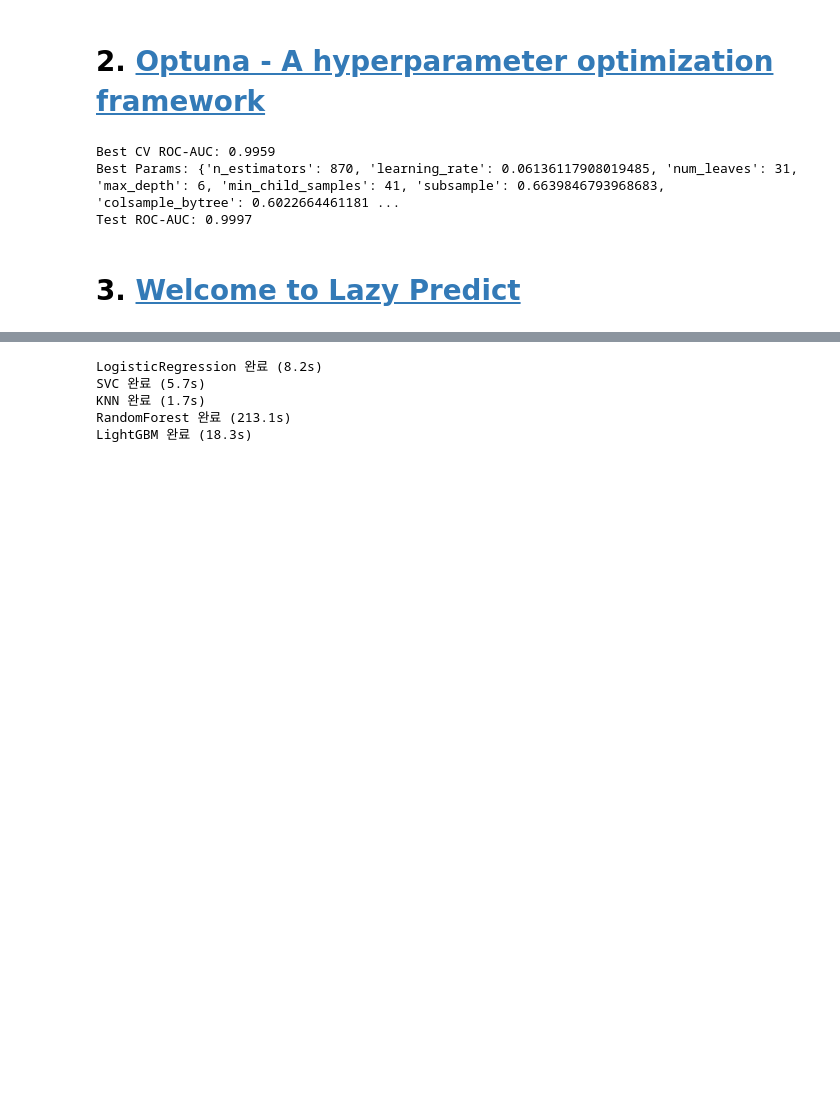
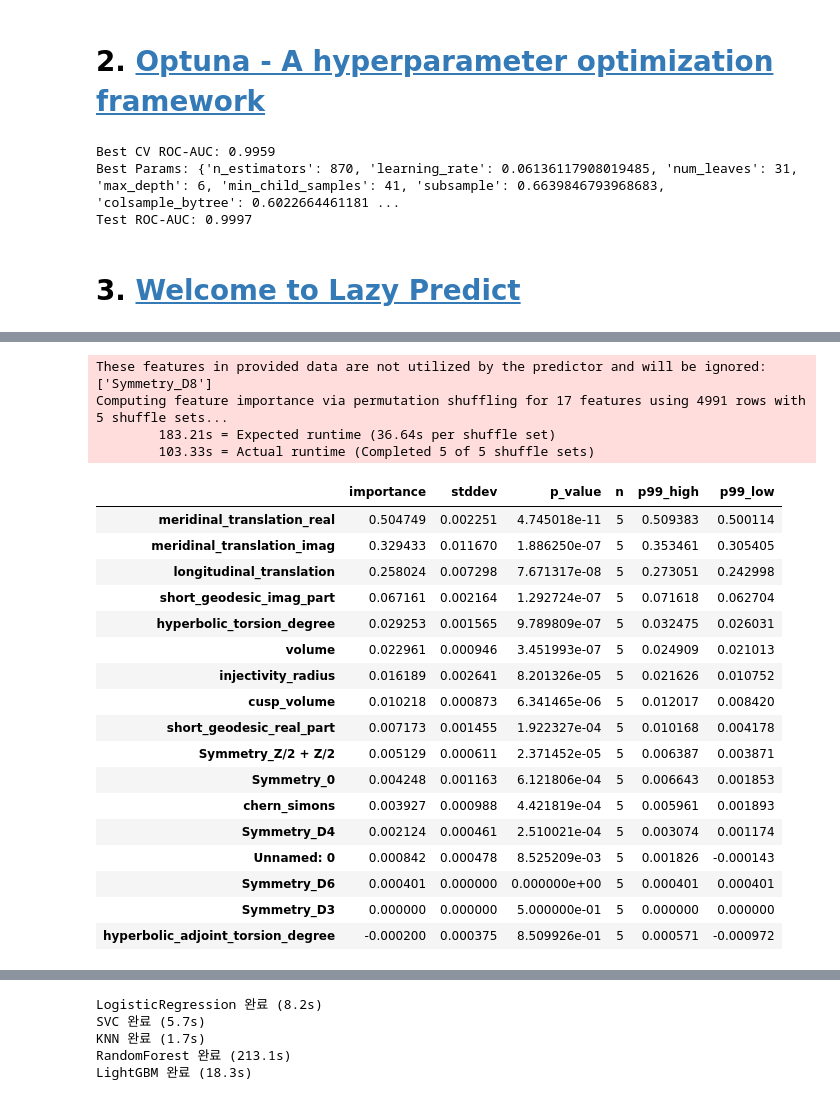
Before and after one commit to ancestor9/Scikit-learn-model-selection-evaluation, a Jupyter notebook: practices/Nocode_tools.ipynb, the cells around one changed output, grey strips where cells are left out. Cells and saved outputs as stored; diff of their text form; code cells hidden in the pictures; blank space fills up the shorter version.

```diff
--- a/practices/Nocode_tools.ipynb
+++ b/practices/Nocode_tools.ipynb
@@ -300,0 +328,4 @@ models
+# %%
+data_url = 'https://raw.githubusercontent.com/mli/ag-docs/main/knot_theory/'
+train_data = TabularDataset(f'{data_url}train.csv')
+train_data.head()
@@ -300,0 +343,3 @@ models
+# %%
+label = 'signature'
+train_data[label].describe()
@@ -300,0 +357,2 @@ models
+# %%
+predictor = TabularPredictor(label=label).fit(train_data)
@@ -300,0 +414,5 @@ models
+# %%
+test_data = TabularDataset(f'{data_url}test.csv')
+
+y_pred = predictor.predict(test_data.drop(columns=[label]))
+y_pred.head()
@@ -300,0 +450,25 @@ models
+# %%
+predictor.feature_importance(test_data)
+# %% [output]
+These features in provided data are not utilized by the predictor and will be ignored: ['Symmetry_D8']
+Computing feature importance via permutation shuffling for 17 features using 4991 rows with 5 shuffle sets...
+        183.21s = Expected runtime (36.64s per shuffle set)
+        103.33s = Actual runtime (Completed 5 of 5 shuffle sets)
+|  | importance | stddev | p_value | n | p99_high | p99_low |
+| meridinal_translation_real | 0.504749 | 0.002251 | 4.745018e-11 | 5 | 0.509383 | 0.500114 |
+| meridinal_translation_imag | 0.329433 | 0.011670 | 1.886250e-07 | 5 | 0.353461 | 0.305405 |
+| longitudinal_translation | 0.258024 | 0.007298 | 7.671317e-08 | 5 | 0.273051 | 0.242998 |
+| short_geodesic_imag_part | 0.067161 | 0.002164 | 1.292724e-07 | 5 | 0.071618 | 0.062704 |
+| hyperbolic_torsion_degree | 0.029253 | 0.001565 | 9.789809e-07 | 5 | 0.032475 | 0.026031 |
+| volume | 0.022961 | 0.000946 | 3.451993e-07 | 5 | 0.024909 | 0.021013 |
+| injectivity_radius | 0.016189 | 0.002641 | 8.201326e-05 | 5 | 0.021626 | 0.010752 |
+| cusp_volume | 0.010218 | 0.000873 | 6.341465e-06 | 5 | 0.012017 | 0.008420 |
+| short_geodesic_real_part | 0.007173 | 0.001455 | 1.922327e-04 | 5 | 0.010168 | 0.004178 |
+| Symmetry_Z/2 + Z/2 | 0.005129 | 0.000611 | 2.371452e-05 | 5 | 0.006387 | 0.003871 |
+| Symmetry_0 | 0.004248 | 0.001163 | 6.121806e-04 | 5 | 0.006643 | 0.001853 |
+| chern_simons | 0.003927 | 0.000988 | 4.421819e-04 | 5 | 0.005961 | 0.001893 |
+| Symmetry_D4 | 0.002124 | 0.000461 | 2.510021e-04 | 5 | 0.003074 | 0.001174 |
+| Unnamed: 0 | 0.000842 | 0.000478 | 8.525209e-03 | 5 | 0.001826 | -0.000143 |
+| Symmetry_D6 | 0.000401 | 0.000000 | 0.000000e+00 | 5 | 0.000401 | 0.000401 |
+| Symmetry_D3 | 0.000000 | 0.000000 | 5.000000e-01 | 5 | 0.000000 | 0.000000 |
+| hyperbolic_adjoint_torsion_degree | -0.000200 | 0.000375 | 8.509926e-01 | 5 | 0.000571 | -0.000972 |
```
Also changed, not shown: parts of 15 cells of this notebook.
